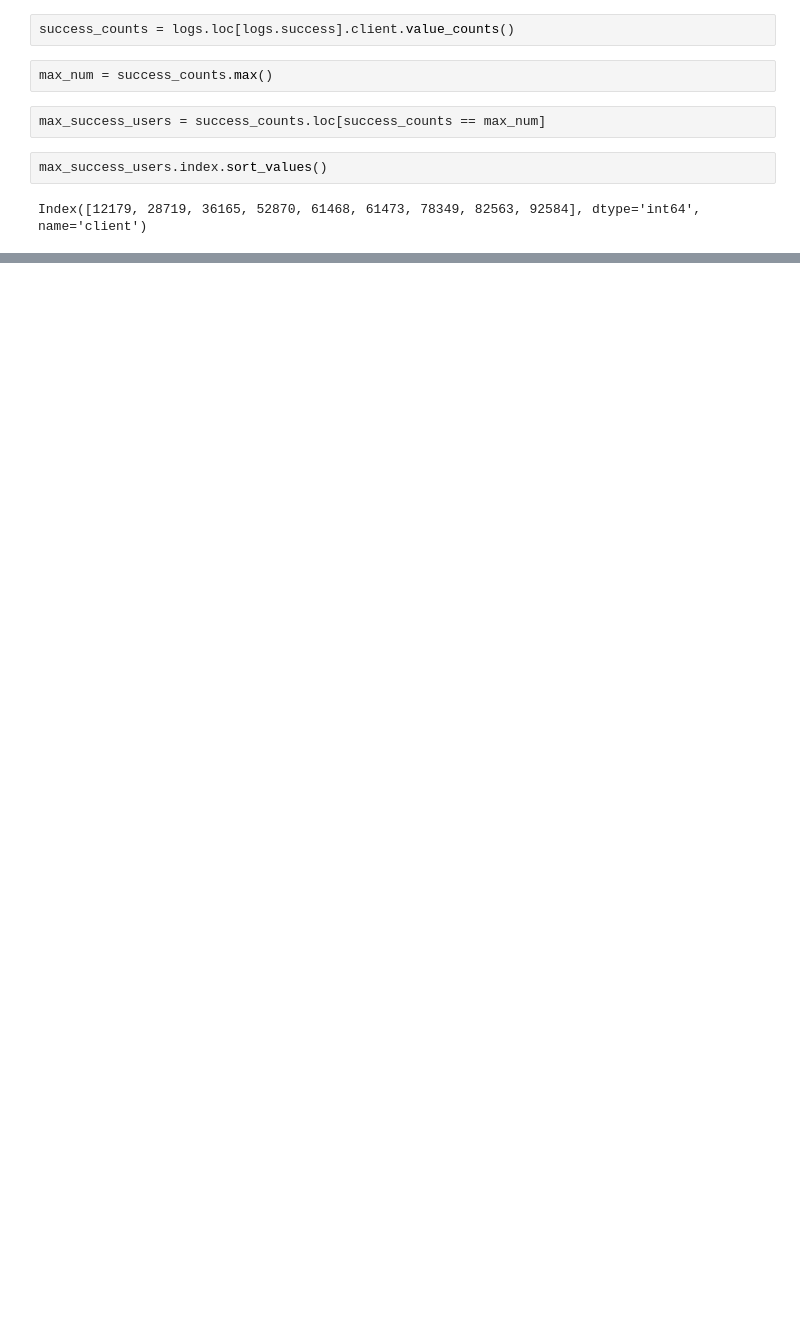
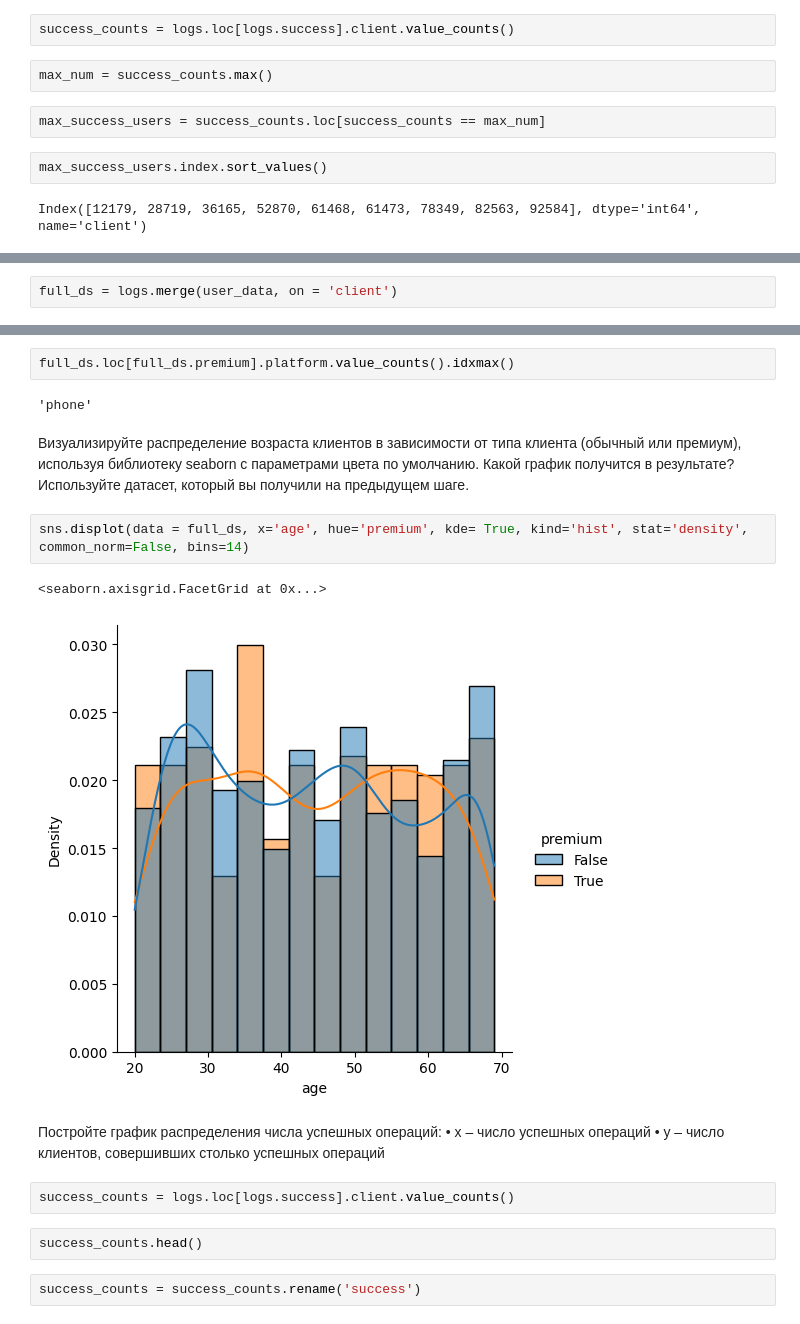
Before and after one commit to Praldmur/Simulation, a Jupyter notebook: mini_project_3.ipynb, the cells around one changed output, grey strips where cells are left out. Cells and saved outputs as stored; diff of their text form; blank space fills up the shorter version.

```diff
--- a/mini_project_3.ipynb
+++ b/mini_project_3.ipynb
@@ -95,0 +96,2 @@ Index([12179, 28719, 36165, 52870, 61468, 61473, 78349, 82563, 92584], dtype='in
+# %%
+full_ds = logs.merge(user_data, on = 'client')
@@ -95,0 +107,21 @@ Index([12179, 28719, 36165, 52870, 61468, 61473, 78349, 82563, 92584], dtype='in
+# %%
+full_ds.loc[full_ds.premium].platform.value_counts().idxmax()
+# %% [output]
+'phone'
+# %% [markdown]
+Визуализируйте распределение возраста клиентов в зависимости от типа клиента (обычный или премиум), используя библиотеку seaborn с параметрами цвета по умолчанию. Какой график получится в результате? Используйте датасет, который вы получили на предыдущем шаге.
+# %%
+sns.displot(data = full_ds, x='age', hue='premium', kde= True, kind='hist', stat='density', common_norm=False, bins=14)
+# %% [output]
+<seaborn.axisgrid.FacetGrid at 0x...>
+[figure, added]
+# %% [markdown]
+Постройте график распределения числа успешных операций:
+•	x – число успешных операций
+•	y – число клиентов, совершивших столько успешных операций
+# %%
+success_counts = logs.loc[logs.success].client.value_counts()
+# %%
+success_counts.head()
+# %%
+success_counts = success_counts.rename('success')
```
Also changed, not shown: parts of 9 cells of this notebook.
